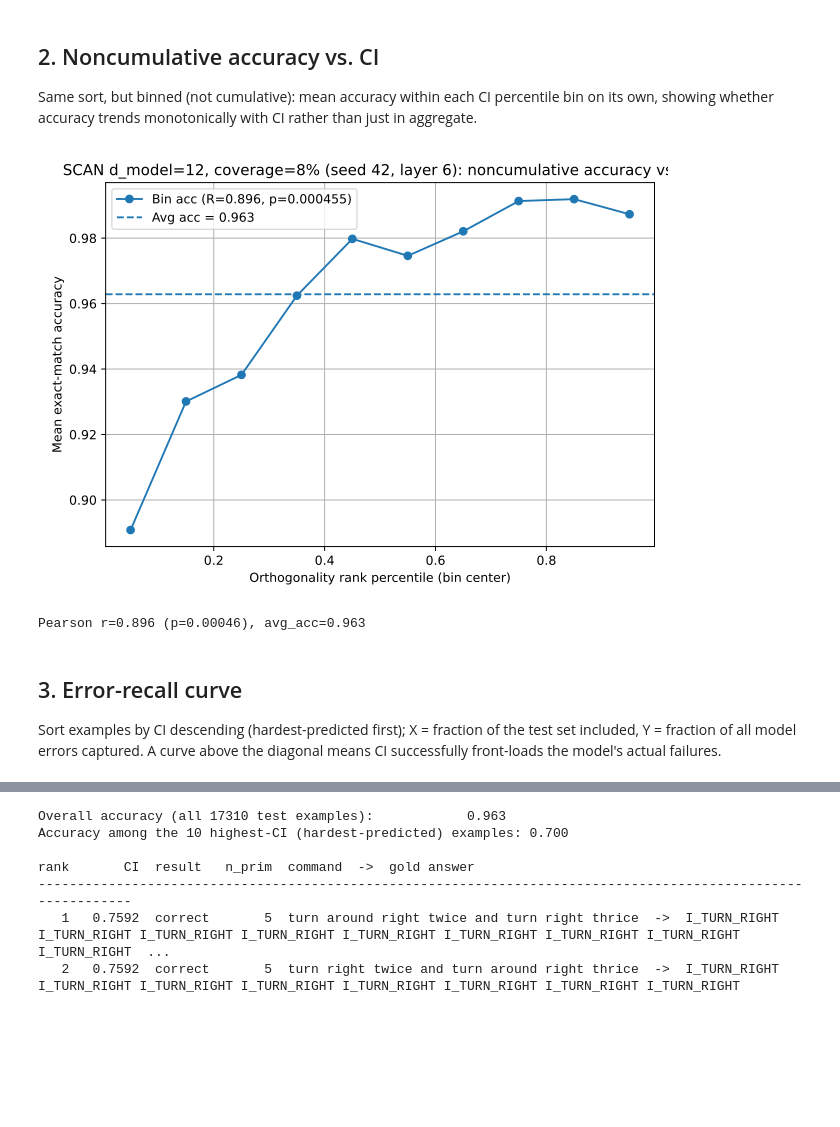
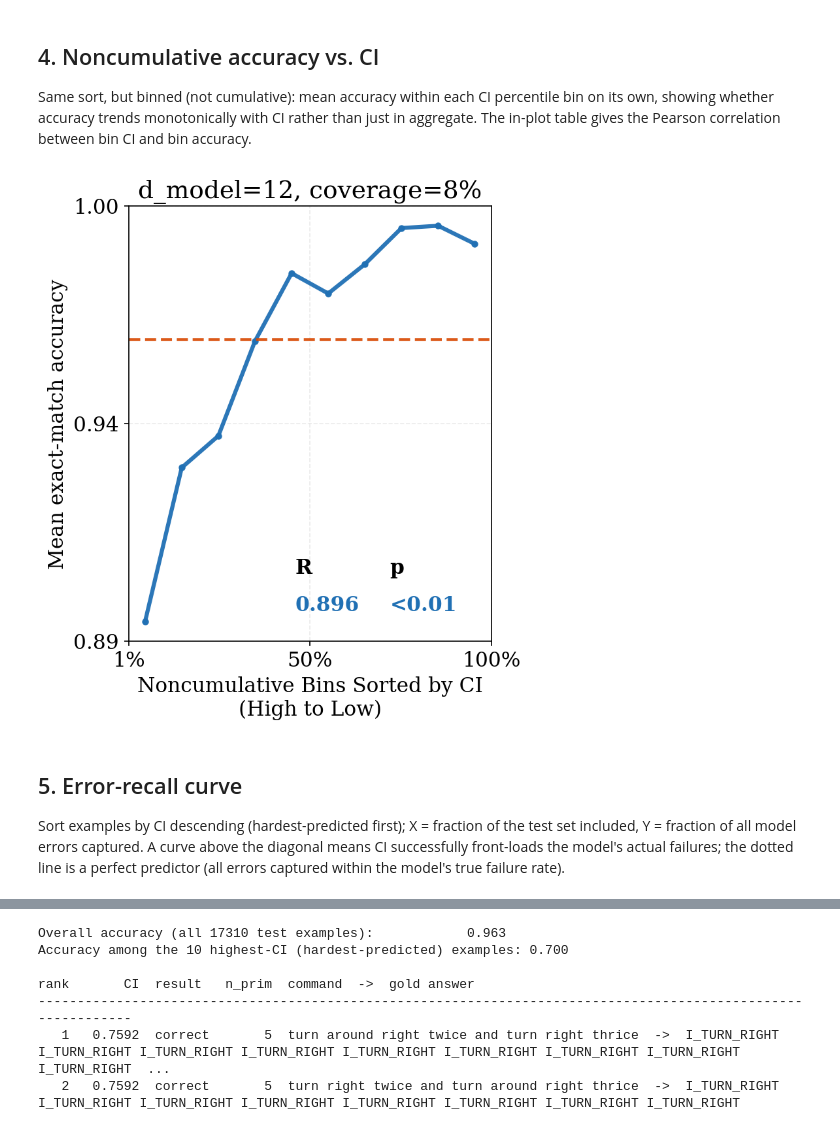
Before and after one commit to mlu108/ACS, a Jupyter notebook: SCAN/scan_ci_demo.ipynb, the cells around one changed output, grey strips where cells are left out. Cells and saved outputs as stored; diff of their text form; code cells hidden in the pictures; blank space fills up the shorter version.

```diff
--- a/SCAN/scan_ci_demo.ipynb
+++ b/SCAN/scan_ci_demo.ipynb
@@ -163,28 +357,34 @@ AUC=0.844  predictive_power=0.123  point-biserial r=0.160 (p=1.6e-99)
 # %% [markdown]
-## 2. Noncumulative accuracy vs. CI
+## 4. Noncumulative accuracy vs. CI
 
-Same sort, but binned (not cumulative): mean accuracy within each CI percentile bin on its own, showing whether accuracy trends monotonically with CI rather than just in aggregate.
+Same sort, but binned (not cumulative): mean accuracy within each CI percentile bin on its own, showing whether accuracy trends monotonically with CI rather than just in aggregate. The in-plot table gives the Pearson correlation between bin CI and bin accuracy.
 # %%
-noncumulative_title = (
-    f"SCAN d_model=12, coverage=8% (seed 42, layer {BEST_LAYER}): "
-    f"noncumulative accuracy vs. CI"
-)
-noncumulative_stats = plot_noncumulative_curve(
-    rows,
-    title=noncumulative_title,
-    savepath=str(OUT_DIR / "noncumulative.svg"),
-    bin_width=BIN_WIDTH,
-)
-show_plot(OUT_DIR / "noncumulative.svg")
-print(
-    f"Pearson r={noncumulative_stats['r']:.3f} (p={noncumulative_stats['p']:.2g}), "
-    f"avg_acc={noncumulative_stats['avg_acc']:.3f}"
-)
+xs_n, ys_n, _counts = noncumulative_fixedwidth_accuracy(rows_sorted, bin_width=BIN_WIDTH)
+r, p = pearson_r_p(xs_n, ys_n)
+
+fig = plt.figure(figsize=(5, 6.0))
+ax = fig.add_axes([0.13, 0.13, 0.74, 0.74])
+
+ax.plot(xs_n, ys_n, color=BLUE, lw=3.0, alpha=0.95, marker="o", markersize=4)
+ax.axhline(avg_acc, color=ORANGE, linestyle="--", lw=2.2, alpha=0.9)
+
+ymin = float(min(np.min(ys_n), avg_acc))
+ymax = float(max(np.max(ys_n), avg_acc))
+pad = 0.05 * (ymax - ymin) if ymax > ymin else 0.02
+ax.set_ylim(ymin - pad, ymax + pad)
+
+ax.set_xlabel("Noncumulative Bins Sorted by CI\n(High to Low)")
+ax.set_ylabel("Mean exact-match accuracy")
+ax.set_title(f"d_model={D_MODEL}, coverage={COVERAGE}%")
+_set_sparse_ticks(ax, n_xticks=3, n_yticks=3, x_as_percent=True)
+ax.grid(True, alpha=0.25, linestyle="--")
+
+_corr_legend_table(ax, [{"blue": BLUE, "r": f"{r:.3f}", "p": _fmt_p(p)}])
+show_fig(fig)
 # %% [output]
-[figure, old version]
+[figure, new version]
-Pearson r=0.896 (p=0.00046), avg_acc=0.963
 # %% [markdown]
-## 3. Error-recall curve
+## 5. Error-recall curve
 
-Sort examples by CI descending (hardest-predicted first); X = fraction of the test set included, Y = fraction of all model errors captured. A curve above the diagonal means CI successfully front-loads the model's actual failures.
+Sort examples by CI descending (hardest-predicted first); X = fraction of the test set included, Y = fraction of all model errors captured. A curve above the diagonal means CI successfully front-loads the model's actual failures; the dotted line is a perfect predictor (all errors captured within the model's true failure rate).
 # %%
```
Also changed, not shown: parts of 11 cells of this notebook, 2 other files.
